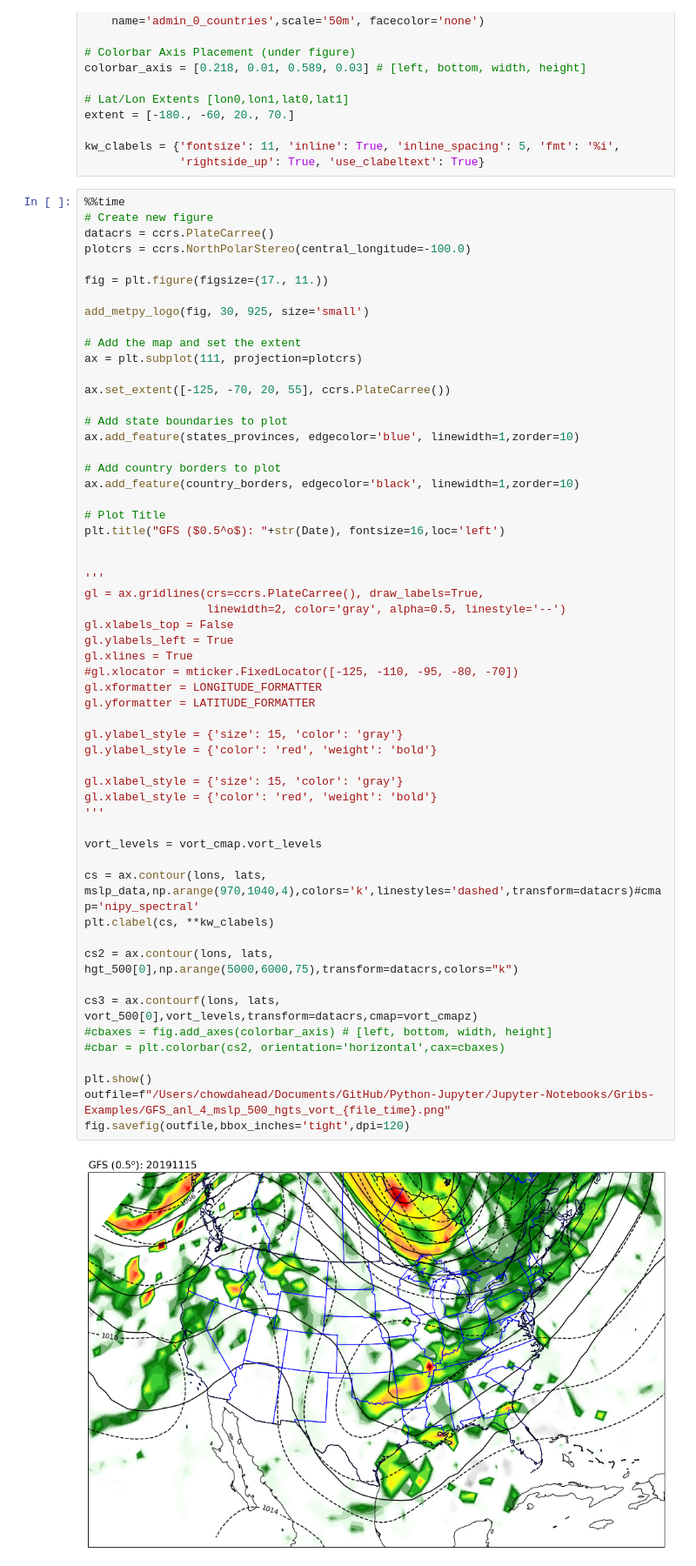
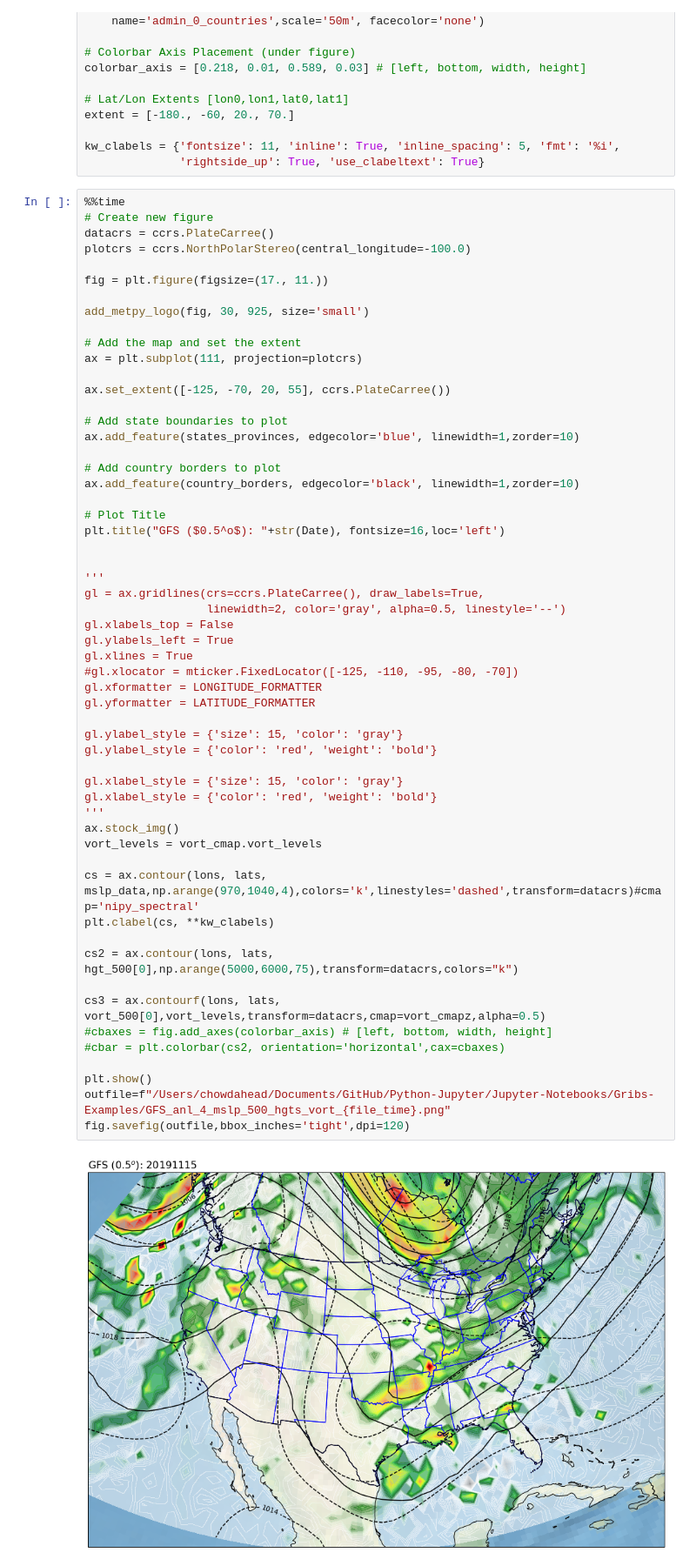
Before and after one commit to MethaneRain/Python, a Jupyter notebook: Jupyter-Notebooks/Gribs-Examples/Gribs_GFS_Archived_Example.ipynb, the cells around one changed output. Shown at 87% size. Drawn from its saved outputs; the diff is of its cells as text.

```diff
--- a/Jupyter-Notebooks/Gribs-Examples/Gribs_GFS_Archived_Example.ipynb
+++ b/Jupyter-Notebooks/Gribs-Examples/Gribs_GFS_Archived_Example.ipynb
@@ -300,33 +300,33 @@ plt.title("GFS ($0.5^o$): "+str(Date), fontsize=16,loc='left')
 '''
 gl = ax.gridlines(crs=ccrs.PlateCarree(), draw_labels=True,
                   linewidth=2, color='gray', alpha=0.5, linestyle='--')
 gl.xlabels_top = False
 gl.ylabels_left = True
 gl.xlines = True
 #gl.xlocator = mticker.FixedLocator([-125, -110, -95, -80, -70])
 gl.xformatter = LONGITUDE_FORMATTER
 gl.yformatter = LATITUDE_FORMATTER
 
 gl.ylabel_style = {'size': 15, 'color': 'gray'}
 gl.ylabel_style = {'color': 'red', 'weight': 'bold'}
 
 gl.xlabel_style = {'size': 15, 'color': 'gray'}
 gl.xlabel_style = {'color': 'red', 'weight': 'bold'}
 '''
-
+ax.stock_img()
 vort_levels = vort_cmap.vort_levels
 
 cs = ax.contour(lons, lats, mslp_data,np.arange(970,1040,4),colors='k',linestyles='dashed',transform=datacrs)#cmap='nipy_spectral'
 plt.clabel(cs, **kw_clabels)
 
 cs2 = ax.contour(lons, lats, hgt_500[0],np.arange(5000,6000,75),transform=datacrs,colors="k")
 
-cs3 = ax.contourf(lons, lats, vort_500[0],vort_levels,transform=datacrs,cmap=vort_cmapz)
+cs3 = ax.contourf(lons, lats, vort_500[0],vort_levels,transform=datacrs,cmap=vort_cmapz,alpha=0.5)
 #cbaxes = fig.add_axes(colorbar_axis) # [left, bottom, width, height]
 #cbar = plt.colorbar(cs2, orientation='horizontal',cax=cbaxes)
 
 plt.show()
 outfile=f"/Users/chowdahead/Documents/GitHub/Python-Jupyter/Jupyter-Notebooks/Gribs-Examples/GFS_anl_4_mslp_500_hgts_vort_{file_time}.png"
 fig.savefig(outfile,bbox_inches='tight',dpi=120)
 # %% [output]
-[figure, old version]
+[figure, new version]
```
Also changed, not shown: parts of 1 cell of this notebook.
